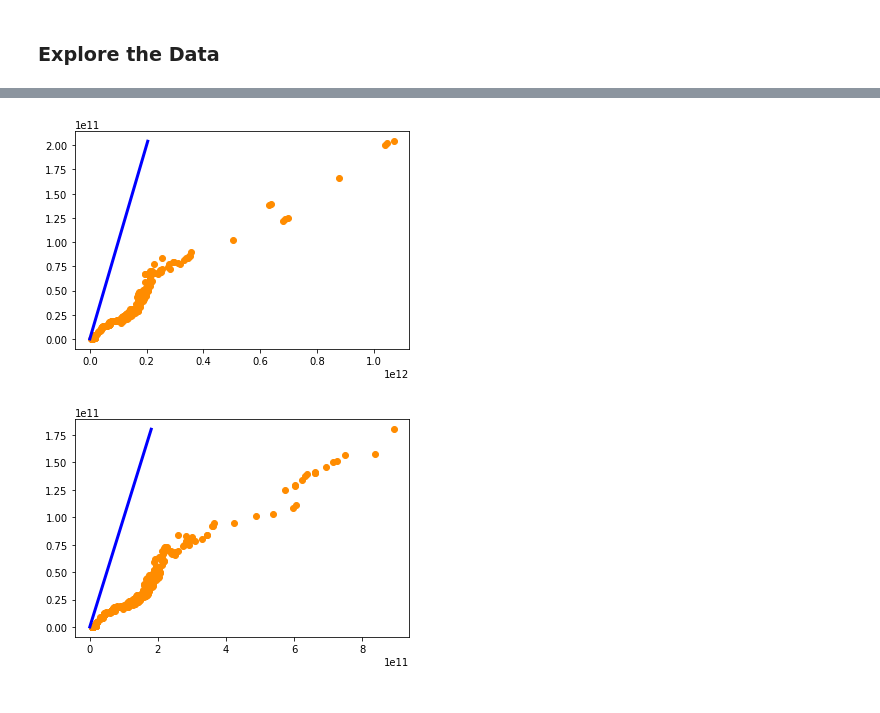
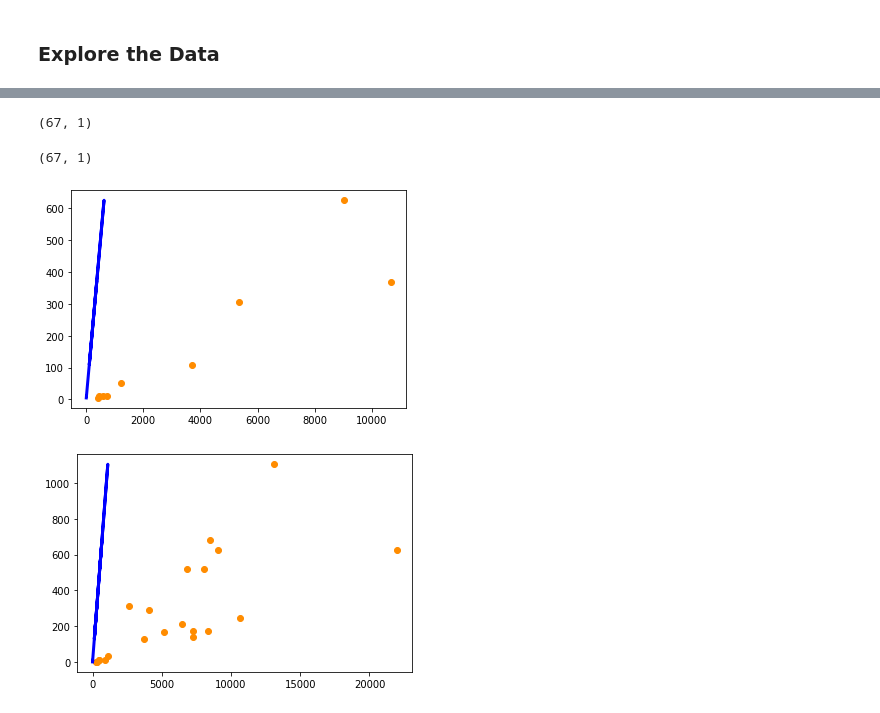
Before and after one commit to TaylerShaw/BitcoinPricePredictor, a Jupyter notebook: BitcoinPricePredictor.ipynb, the cells around one changed output, grey strips where cells are left out. Saved outputs shown, nothing was run; the diff lists cells and outputs as text; code cells hidden in the pictures.

Commit message:
added tsla and fixed the date time issues

```diff
--- a/BitcoinPricePredictor.ipynb
+++ b/BitcoinPricePredictor.ipynb
@@ -97,3 +119,0 @@ def convert_date(df,column_date_name,column_price_name):
-# %%
-coin_Bitcoin = convert_date(coin_Bitcoin,'Date','Close')
-coin_Ethereum = convert_date(coin_Ethereum,'Date','Close')
@@ -170,0 +176,10 @@ Well that didnt help much...
+# %%
+start_index = 831
+end_index = 2852
+
+#This creates a new dataframs of just the date and closing price of bitcoin
+coin_Bitcoin_Update = coin_Bitcoin[['Date','Close']].copy()
+# This matches the start and end dates of the ethereum data set
+coin_Bitcoin_Update = coin_Bitcoin_Update[start_index:end_index]
+
+coin_Bitcoin_Update
@@ -170,0 +200,10 @@ Well that didnt help much...
+# %%
+# Here we are updatting the "Date" column data to be datetime
+coin_Bitcoin_Update.set_index('Date', inplace=True)
+# Then set the index to the dat
+coin_Bitcoin_Update.index = pd.to_datetime(coin_Bitcoin_Update.index)
+# Make sure its sorted
+coin_Bitcoin_Update.sort_index()
+# This will take the mean of the data within one month and set it
+coin_Bitcoin_Update = coin_Bitcoin_Update.resample('1M').mean()
+coin_Bitcoin_Update
@@ -170,0 +234,11 @@ Well that didnt help much...
+# %%
+coin_Ethereum_Update = coin_Ethereum[['Date','Close']].copy()
+# Here we are updatting the "Date" column data to be datetime
+coin_Ethereum_Update.set_index('Date', inplace=True)
+# Then set the index to the dat
+coin_Ethereum_Update.index = pd.to_datetime(coin_Ethereum_Update.index)
+# Make sure its sorted
+coin_Ethereum_Update.sort_index()
+# This will take the mean of the data within one month and set it
+coin_Ethereum_Update = coin_Ethereum_Update.resample('1M').mean()
+coin_Ethereum_Update
@@ -171,32 +263,40 @@ Well that didnt help much...
+# %%
+np.shape(coin_Ethereum_Update)
+# %% [output]
+(67, 1)
+# %%
+np.shape(coin_Bitcoin_Update)
+# %% [output]
+(67, 1)
 # %%
 #This code was taken directly from
 # https://github.com/Ajaypal91/Predicting-Price-of-Cryptocurrency/blob/master/Models/linear_regression.py
 
-msk = np.random.rand(len(coin_Bitcoin_update)) < 0.8
+msk = np.random.rand(len(coin_Bitcoin_Update)) < 0.8
 
-X = coin_Bitcoin_update["Marketcap"]
-Y = coin_Ethereum[:len(coin_Bitcoin_update)]["Marketcap"]
+X = coin_Bitcoin_Update["Close"]
+Y = coin_Ethereum_Update["Close"]
 
 X_train = np.array(X[msk]).reshape(len(X[msk]),1)
 X_test = np.array(X[~msk]).reshape(len(X[~msk]),1)
 Y_train = np.array(Y[msk]).reshape(len(X[msk]),1)
 Y_test = np.array(Y[~msk]).reshape(len(X[~msk]),1)
 
 clf = linear_model.LinearRegression()
 clf.fit(X_train,Y_train)
 predicted_vals = clf.predict(X_test)
 
 plt.scatter(X_test, Y_test, color='darkorange', label='data')
 plt.plot(Y_test, Y_test, color='blue', linewidth=3)
 plt.show()
 # %% [output]
-[figure, old version]
+[figure, new version]
 # %%
 
-msk = np.random.rand(len(coin_Bitcoin_update)) < 0.7
+msk = np.random.rand(len(coin_Bitcoin_Update)) < 0.7
 
-X = coin_Bitcoin_update["Marketcap"]
-Y = coin_Ethereum[:len(coin_Bitcoin_update)]["Marketcap"]
+X = coin_Bitcoin_Update["Close"]
+Y = coin_Ethereum_Update["Close"]
 
 X_train = np.array(X[msk]).reshape(len(X[msk]),1)
 X_test = np.array(X[~msk]).reshape(len(X[~msk]),1)
@@ -211,4 +311,4 @@ plt.scatter(X_test, Y_test, color='darkorange', label='data')
 plt.plot(Y_test, Y_test, color='blue', linewidth=3)
 plt.show()
 # %% [output]
-[figure, old version]
+[figure, new version]
```
Also changed, not shown: parts of 56 cells of this notebook, 1 other file.
